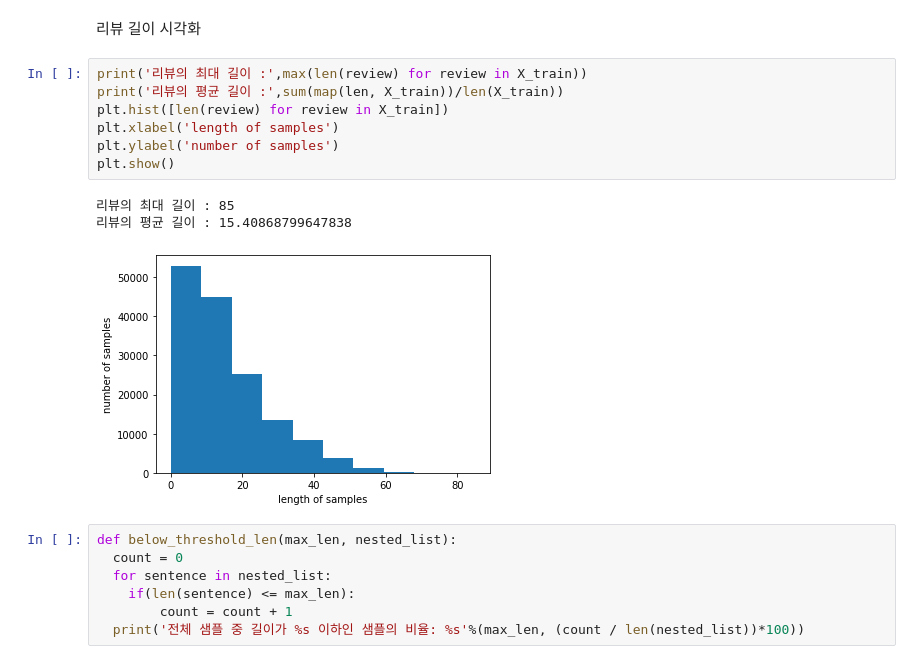
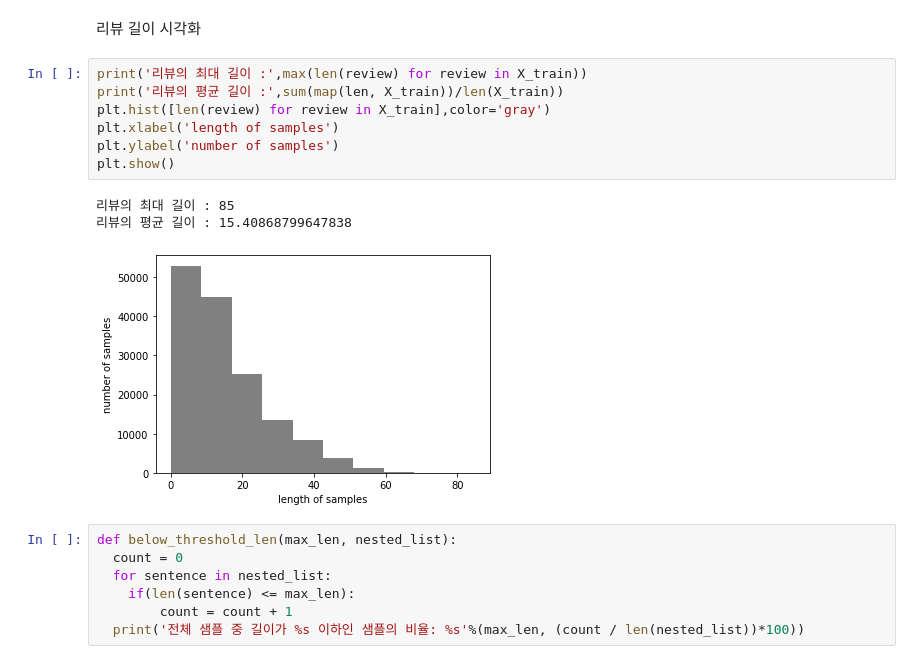
Before and after one commit to seunghak421/cp2-project, a Jupyter notebook: 리뷰데이터.ipynb, the cells around one changed output. Saved outputs shown, nothing was run; the diff lists cells and outputs as text.

```diff
--- a/리뷰데이터.ipynb
+++ b/리뷰데이터.ipynb
@@ -279,14 +310,14 @@ print(X_train[:1])
 # %%
 print('리뷰의 최대 길이 :',max(len(review) for review in X_train))
 print('리뷰의 평균 길이 :',sum(map(len, X_train))/len(X_train))
-plt.hist([len(review) for review in X_train])
+plt.hist([len(review) for review in X_train],color='gray')
 plt.xlabel('length of samples')
 plt.ylabel('number of samples')
 plt.show()
 # %% [output]
 리뷰의 최대 길이 : 85
 리뷰의 평균 길이 : 15.40868799647838
-[figure, old version]
+[figure, new version]
 # %%
 def below_threshold_len(max_len, nested_list):
   count = 0
```
Also changed, not shown: parts of 7 cells of this notebook.
